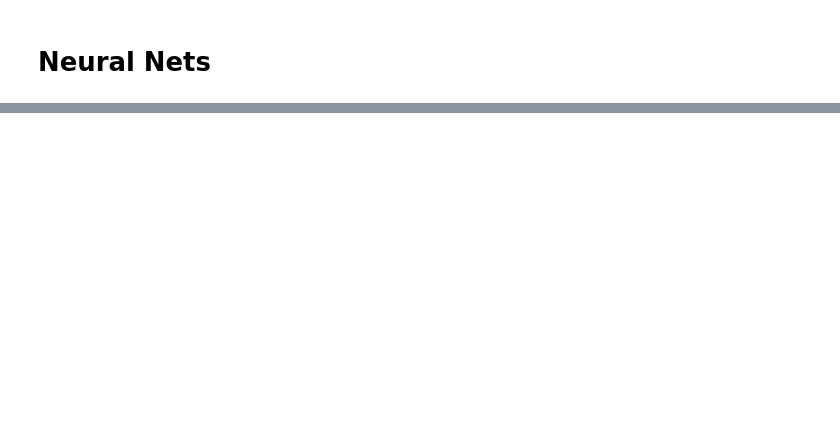
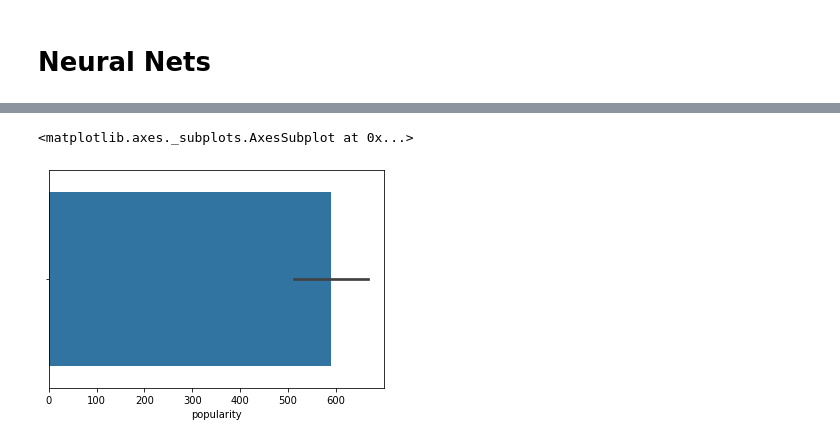
Before and after one commit to Rossana139/CoderHouse-25570-Proyecto-Spotify, a Jupyter notebook: Neural Net/Neural Net.ipynb, the cells around one changed output, grey strips where cells are left out. Cells and saved outputs as stored; diff of their text form; code cells hidden in the pictures; blank space fills up the shorter version.

```diff
--- a/Neural Net/Neural Net.ipynb
+++ b/Neural Net/Neural Net.ipynb
@@ -18,3 +31,8 @@ train.head()
+# %%
+sns.barplot(train['popularity'].value_counts())
+# %% [output]
+<matplotlib.axes._subplots.AxesSubplot at 0x...>
+[figure, added]
 # %%
 test.head()
 # %% [output]
```
Also changed, not shown: parts of 23 cells of this notebook.
